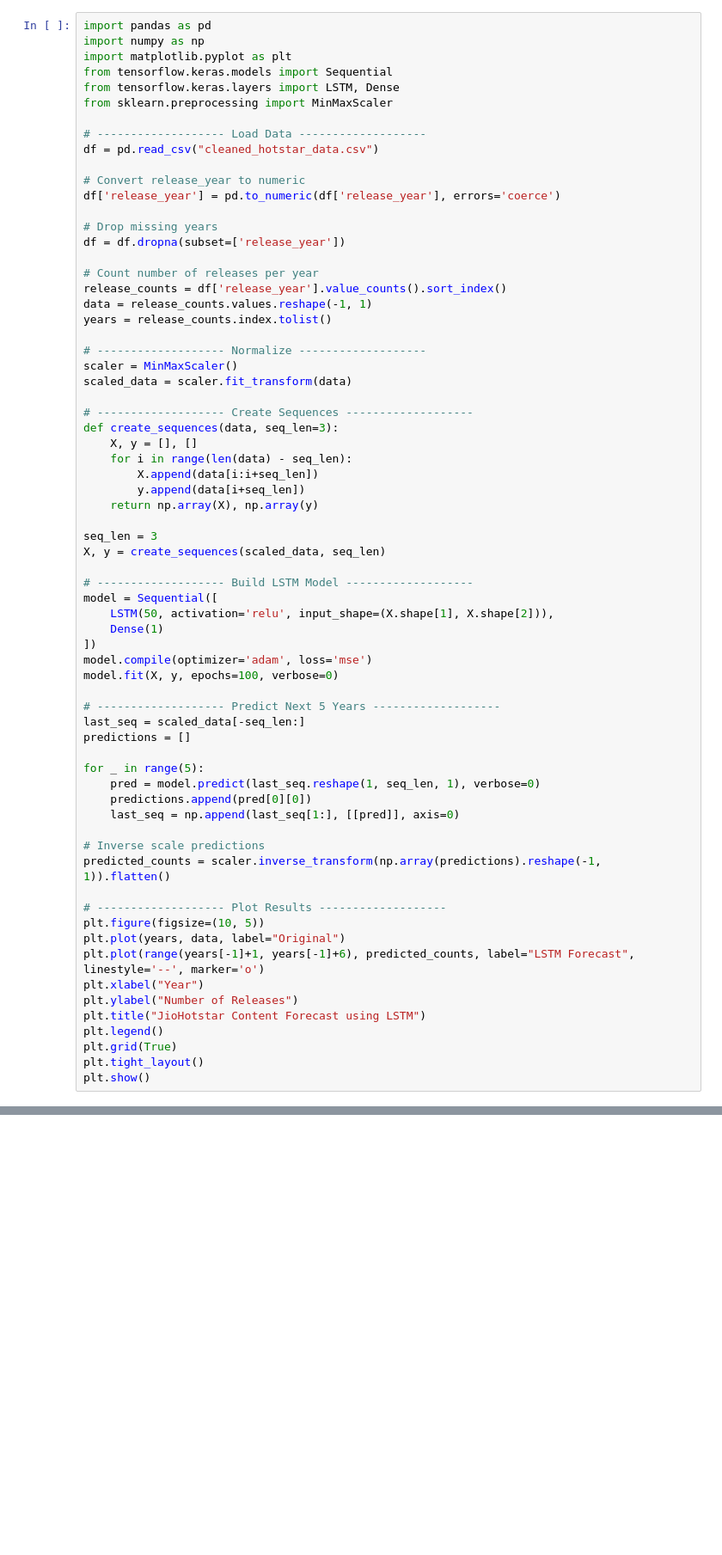
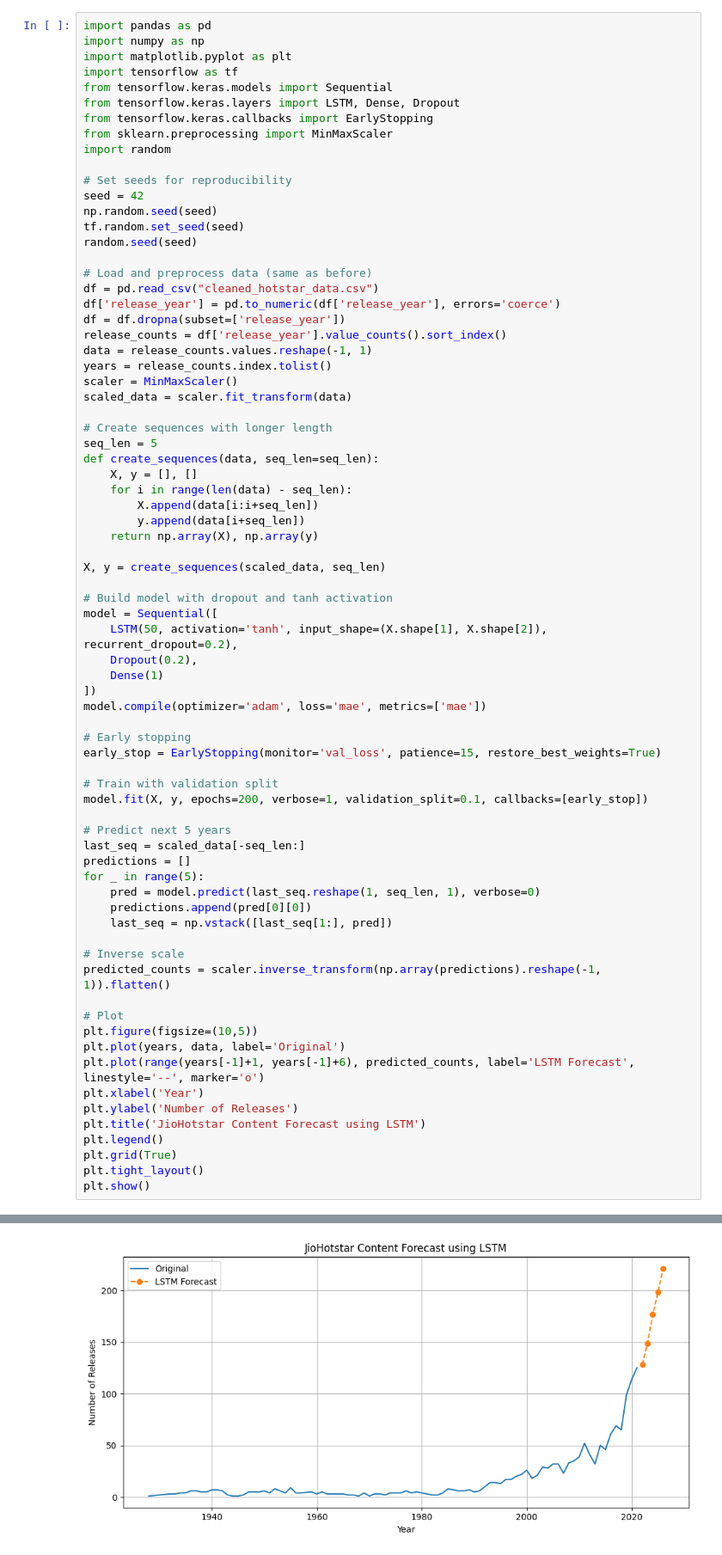
Before and after one commit to smruti-ranjan-sahoo/Streaming-Content-analysis, a Jupyter notebook: LSTM Time Series.ipynb, the cells around one changed output, grey strips where cells are left out. Shown: that part at 86% size. Saved outputs shown, nothing was run; the diff lists cells and outputs as text; blank space fills up the shorter version.

Commit message:
Forecast part

```diff
--- a/LSTM Time Series.ipynb
+++ b/LSTM Time Series.ipynb
@@ -2,66 +2,72 @@
 import pandas as pd
 import numpy as np
 import matplotlib.pyplot as plt
+import tensorflow as tf
 from tensorflow.keras.models import Sequential
-from tensorflow.keras.layers import LSTM, Dense
+from tensorflow.keras.layers import LSTM, Dense, Dropout
+from tensorflow.keras.callbacks import EarlyStopping
 from sklearn.preprocessing import MinMaxScaler
+import random
 
-# ------------------- Load Data -------------------
+# Set seeds for reproducibility
+seed = 42
+np.random.seed(seed)
+tf.random.set_seed(seed)
+random.seed(seed)
+
+# Load and preprocess data (same as before)
 df = pd.read_csv("cleaned_hotstar_data.csv")
-
-# Convert release_year to numeric
 df['release_year'] = pd.to_numeric(df['release_year'], errors='coerce')
-
-# Drop missing years
 df = df.dropna(subset=['release_year'])
-
-# Count number of releases per year
 release_counts = df['release_year'].value_counts().sort_index()
 data = release_counts.values.reshape(-1, 1)
 years = release_counts.index.tolist()
-
-# ------------------- Normalize -------------------
 scaler = MinMaxScaler()
 scaled_data = scaler.fit_transform(data)
 
-# ------------------- Create Sequences -------------------
-def create_sequences(data, seq_len=3):
+# Create sequences with longer length
+seq_len = 5
+def create_sequences(data, seq_len=seq_len):
     X, y = [], []
     for i in range(len(data) - seq_len):
         X.append(data[i:i+seq_len])
         y.append(data[i+seq_len])
     return np.array(X), np.array(y)
 
-seq_len = 3
 X, y = create_sequences(scaled_data, seq_len)
 
-# ------------------- Build LSTM Model -------------------
+# Build model with dropout and tanh activation
 model = Sequential([
-    LSTM(50, activation='relu', input_shape=(X.shape[1], X.shape[2])),
+    LSTM(50, activation='tanh', input_shape=(X.shape[1], X.shape[2]), recurrent_dropout=0.2),
+    Dropout(0.2),
     Dense(1)
 ])
-model.compile(optimizer='adam', loss='mse')
-model.fit(X, y, epochs=100, verbose=0)
+model.compile(optimizer='adam', loss='mae', metrics=['mae'])
 
-# ------------------- Predict Next 5 Years -------------------
+# Early stopping
+early_stop = EarlyStopping(monitor='val_loss', patience=15, restore_best_weights=True)
+
+# Train with validation split
+model.fit(X, y, epochs=200, verbose=1, validation_split=0.1, callbacks=[early_stop])
+
+# Predict next 5 years
 last_seq = scaled_data[-seq_len:]
 predictions = []
-
 for _ in range(5):
     pred = model.predict(last_seq.reshape(1, seq_len, 1), verbose=0)
     predictions.append(pred[0][0])
-    last_seq = np.append(last_seq[1:], [[pred]], axis=0)
+    last_seq = np.vstack([last_seq[1:], pred])
 
-# Inverse scale predictions
+# Inverse scale
 predicted_counts = scaler.inverse_transform(np.array(predictions).reshape(-1, 1)).flatten()
 
-# ------------------- Plot Results -------------------
-plt.figure(figsize=(10, 5))
-plt.plot(years, data, label="Original")
-plt.plot(range(years[-1]+1, years[-1]+6), predicted_counts, label="LSTM Forecast", linestyle='--', marker='o')
-plt.xlabel("Year")
-plt.ylabel("Number of Releases")
-plt.title("JioHotstar Content Forecast using LSTM")
+# Plot
+plt.figure(figsize=(10,5))
+plt.plot(years, data, label='Original')
+plt.plot(range(years[-1]+1, years[-1]+6), predicted_counts, label='LSTM Forecast', linestyle='--', marker='o')
+plt.xlabel('Year')
+plt.ylabel('Number of Releases')
+plt.title('JioHotstar Content Forecast using LSTM')
 plt.legend()
 plt.grid(True)
 plt.tight_layout()
@@ -70,0 +94 @@ ModuleNotFoundError: No module named 'tensorflow'
+[figure, added]
```
Also changed, not shown: parts of 6 cells of this notebook, 2 other files.
